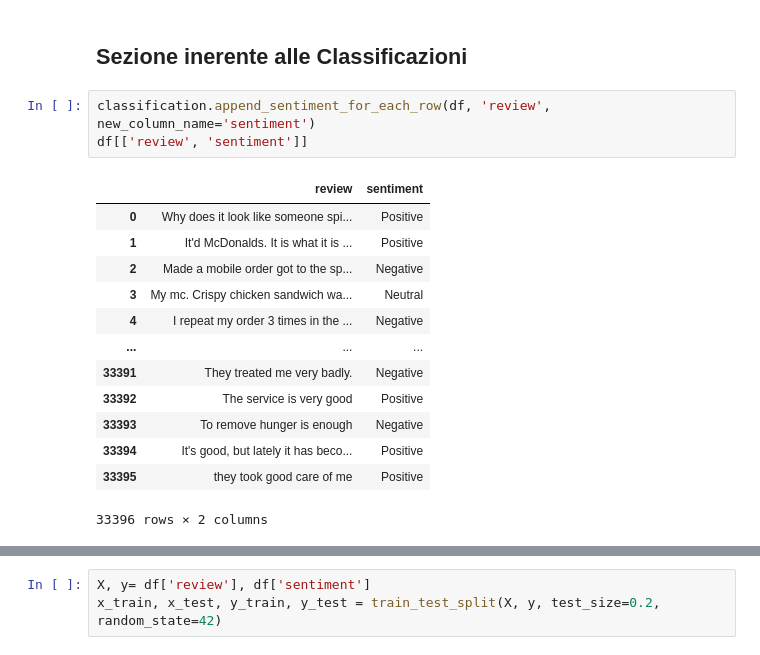
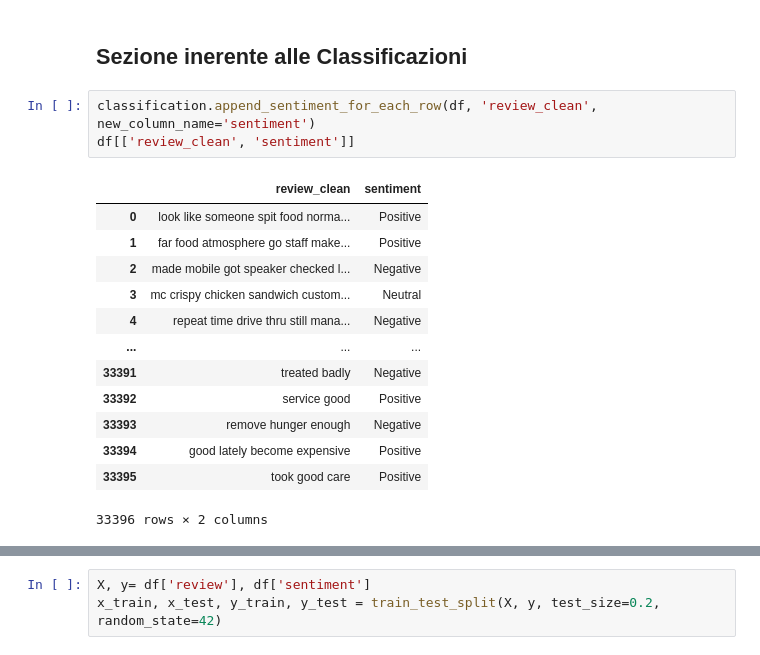
Before and after one commit to tkachenko0/McDonalds-FinderBot-for-Telegram, a Jupyter notebook: nb_progetto.ipynb, the cells around one changed output, grey strips where cells are left out. Drawn from its saved outputs; the diff is of its cells as text.

```diff
--- a/nb_progetto.ipynb
+++ b/nb_progetto.ipynb
@@ -31,21 +58,21 @@ idee per un possibile preprocessing da aggiungere alla funzione che esiste già:
 # %% [markdown]
 ## Sezione inerente alle Classificazioni
 # %%
-classification.append_sentiment_for_each_row(df, 'review', new_column_name='sentiment')
-df[['review', 'sentiment']]
+classification.append_sentiment_for_each_row(df, 'review_clean', new_column_name='sentiment')
+df[['review_clean', 'sentiment']]
 # %% [output]
-|  | review | sentiment |
-| 0 | Why does it look like someone spi... | Positive |
-| 1 | It'd McDonalds. It is what it is ... | Positive |
-| 2 | Made a mobile order got to the sp... | Negative |
-| 3 | My mc. Crispy chicken sandwich wa... | Neutral |
-| 4 | I repeat my order 3 times in the ... | Negative |
+|  | review_clean | sentiment |
+| 0 | look like someone spit food norma... | Positive |
+| 1 | far food atmosphere go staff make... | Positive |
+| 2 | made mobile got speaker checked l... | Negative |
+| 3 | mc crispy chicken sandwich custom... | Neutral |
+| 4 | repeat time drive thru still mana... | Negative |
 | ... | ... | ... |
-| 33391 | They treated me very badly. | Negative |
-| 33392 | The service is very good | Positive |
-| 33393 | To remove hunger is enough | Negative |
-| 33394 | It's good, but lately it has beco... | Positive |
-| 33395 | they took good care of me | Positive |
+| 33391 | treated badly | Negative |
+| 33392 | service good | Positive |
+| 33393 | remove hunger enough | Negative |
+| 33394 | good lately become expensive | Positive |
+| 33395 | took good care | Positive |
 33396 rows × 2 columns
 # %%
 def plot_sentiment_word_clouds(df):
```
Also changed, not shown: parts of 7 cells of this notebook, 4 other files.
